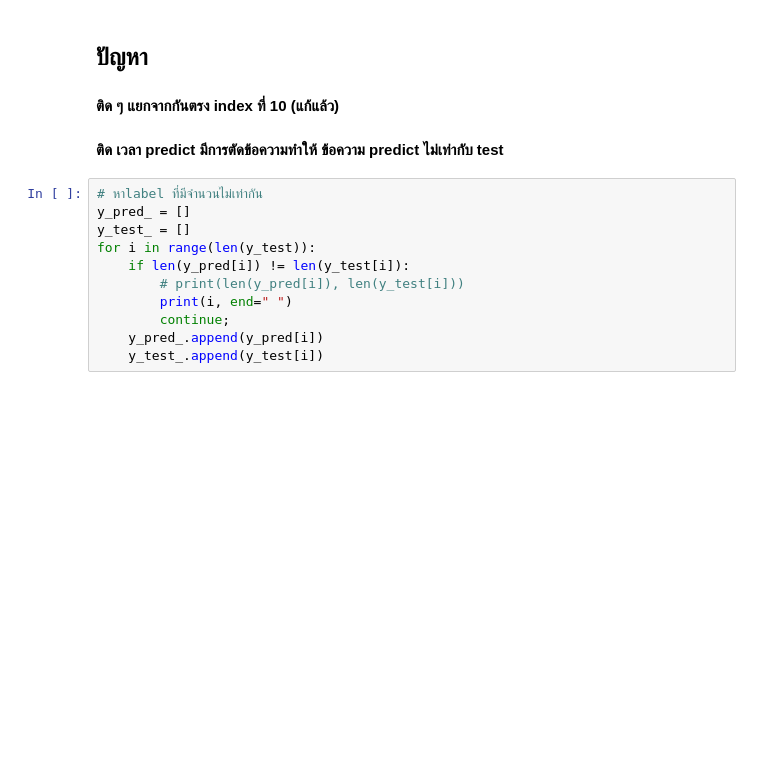
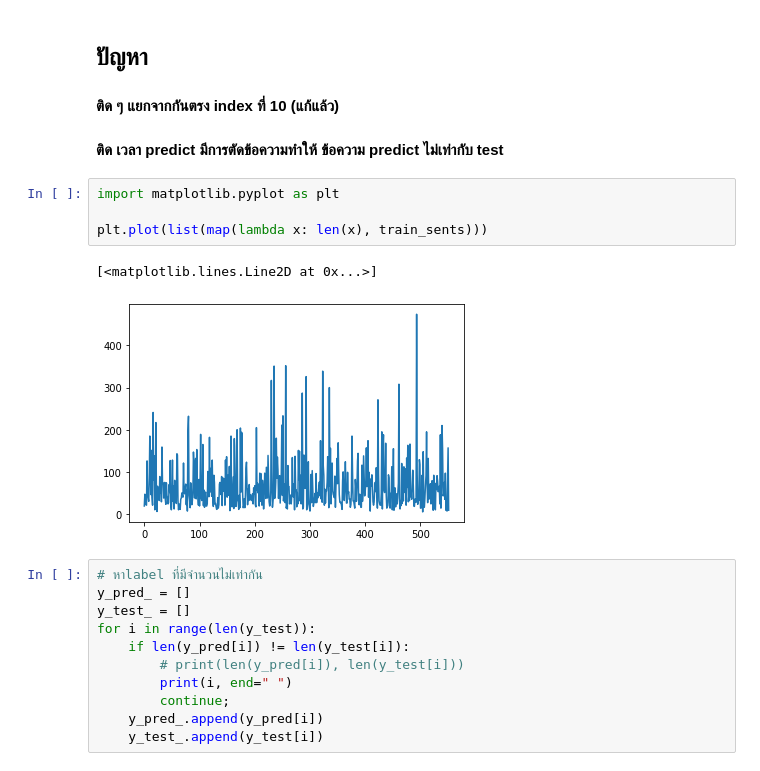
Before and after one commit to pitiwatMIKE/argument_tagger, a Jupyter notebook: bert/solving_problems.ipynb, the cells around one changed output. Cells and saved outputs as stored; diff of their text form; blank space fills up the shorter version.

```diff
--- a/bert/solving_problems.ipynb
+++ b/bert/solving_problems.ipynb
@@ -117,6 +117,13 @@ for preds in predictions:
 ## ปัญหา
 #### ติด ๆ แยกจากกันตรง index ที่ 10 (แก้แล้ว)
 #### ติด เวลา predict มีการตัดข้อความทำให้ ข้อความ predict ไม่เท่ากับ test
+# %%
+import matplotlib.pyplot as plt
+
+plt.plot(list(map(lambda x: len(x), train_sents)))
+# %% [output]
+[<matplotlib.lines.Line2D at 0x...>]
+[figure, added]
 # %%
 # หาlabel ที่มีจำนวนไม่เท่ากัน
 y_pred_ = []
```
Also changed, not shown: parts of 4 cells of this notebook, 9 other files.
